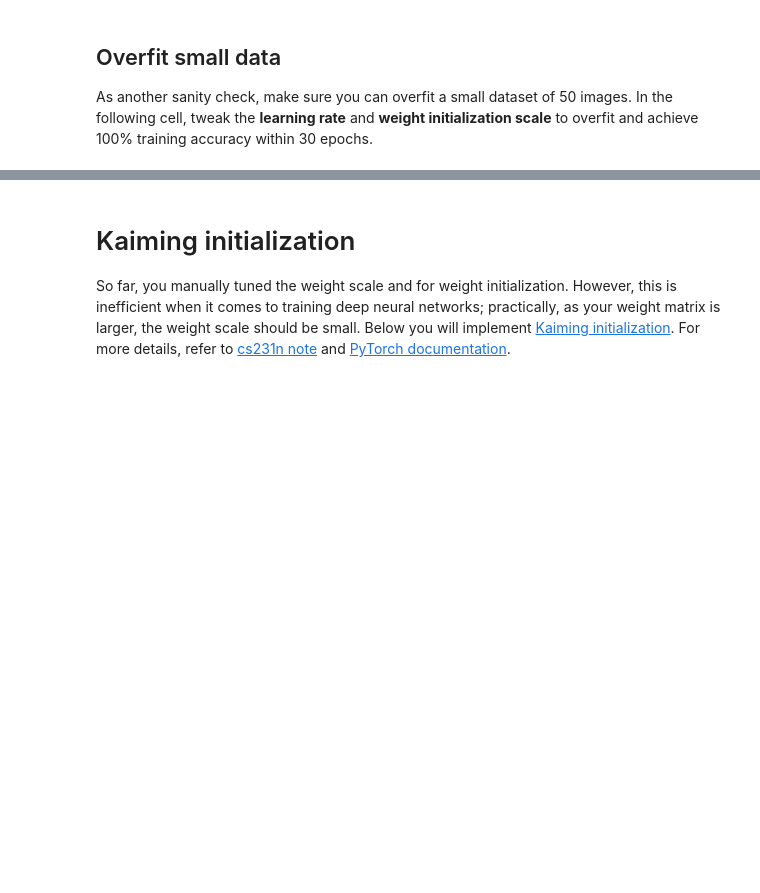
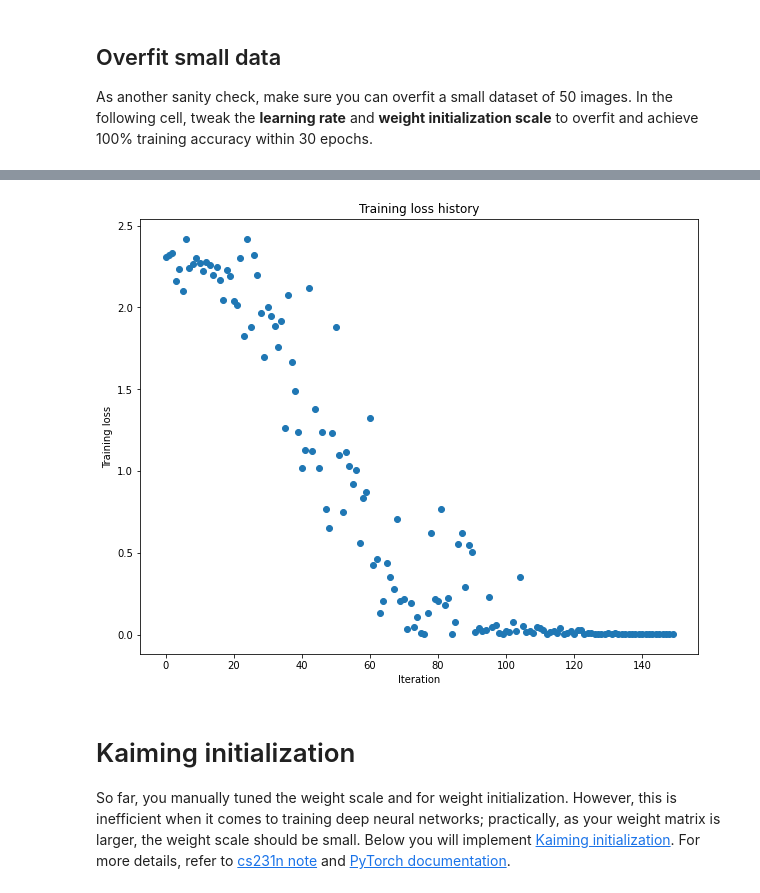
Before and after one commit to AmrKhalifa/Solutions-to-Deep-Learning-for-Computer-Vision-EECS-498-007-598-005-, a Jupyter notebook: Assignment_3/Assignment_3_convolutional_networks.ipynb, the cells around one changed output, grey strips where cells are left out. Drawn from its saved outputs; the diff is of its cells as text; code cells hidden in the pictures; blank space fills up the shorter version.

```diff
--- a/Assignment_3/Assignment_3_convolutional_networks.ipynb
+++ b/Assignment_3/Assignment_3_convolutional_networks.ipynb
@@ -1379,7 +1448,8 @@ learning_rate = 1e-5  # Experiment with this!
 # training accuracy within 30 epochs.                                      #
 ############################################################################
 # Replace "pass" statement with your code
-pass
+weight_scale = 8e-2
+learning_rate = 9e-3
 ############################################################################
 #                             END OF YOUR CODE                             #
 ############################################################################
@@ -1402,3 +1472,4 @@ plt.title('Training loss history')
 plt.xlabel('Iteration')
 plt.ylabel('Training loss')
 plt.show()
+# %% [output]
@@ -1405,3 +1493,4 @@ plt.show()
+[figure, added]
 # %% [markdown]
 # Kaiming initialization
 So far, you manually tuned the weight scale and for weight initialization.
```
Also changed, not shown: parts of 12 cells of this notebook, 1 other file.
